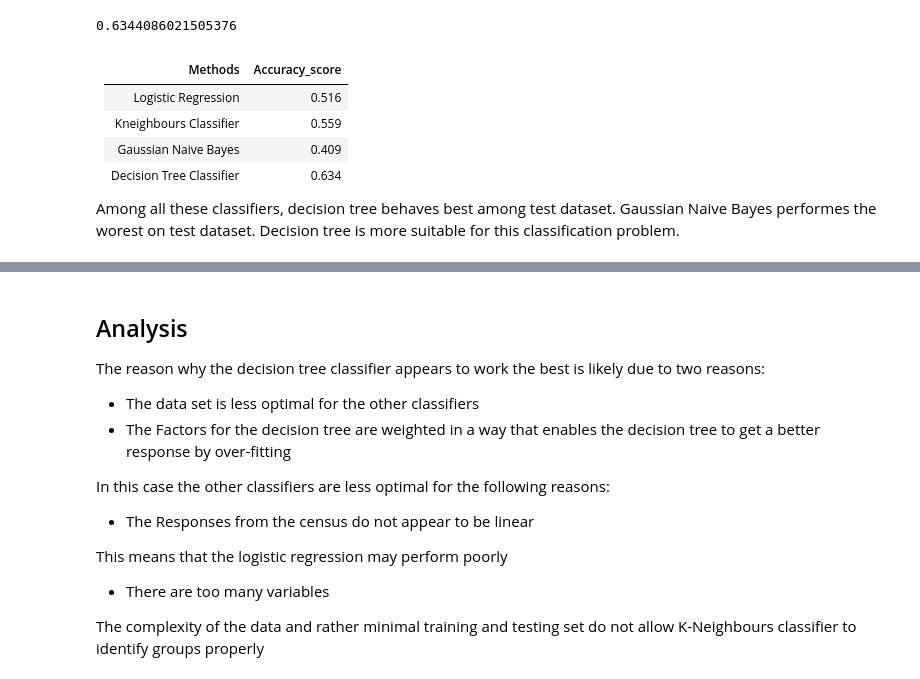
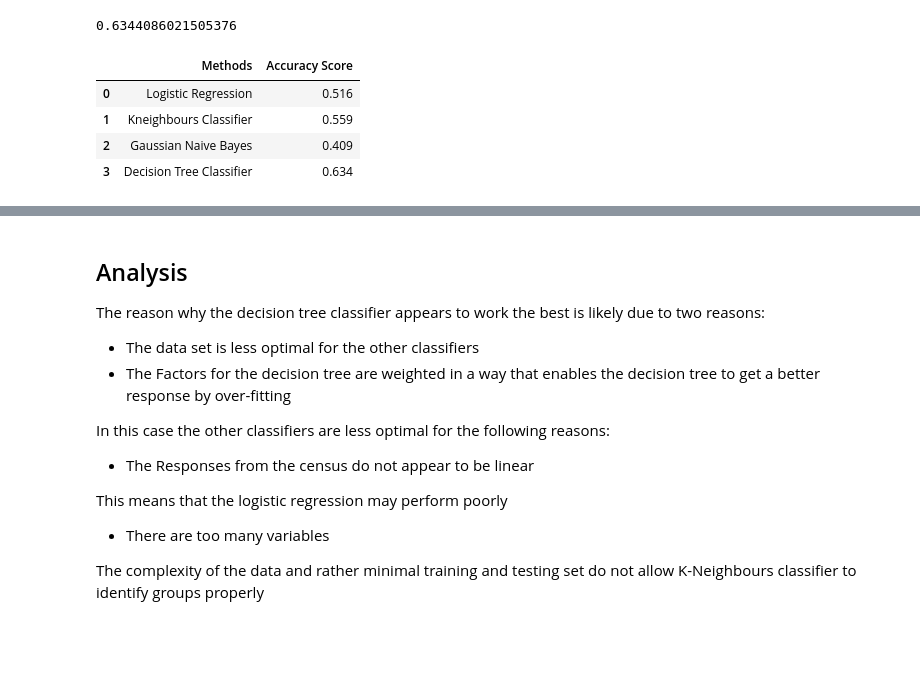
Before and after one commit to garyliu427/data-science-project-2019, a Jupyter notebook: Final_Report.ipynb, the cells around one changed output, grey strips where cells are left out. Cells and saved outputs as stored; diff of their text form; code cells hidden in the pictures; blank space fills up the shorter version.

```diff
--- a/Final_Report.ipynb
+++ b/Final_Report.ipynb
@@ -235,14 +235,13 @@ DTC_pred=DTC.predict(X_test)
 accuracy_score(y_test, DTC_pred)
 # %% [output]
 0.6344086021505376
-# %% [markdown]
-
-
-| Methods | Accuracy_score |
-|--------------------|---------|
-| Logistic Regression | 0.516|
-| Kneighbours Classifier | 0.559 |
-| Gaussian Naive Bayes | 0.409 |
-| Decision Tree Classifier | 0.634 |
-
-Among all these classifiers, decision tree behaves best among test dataset. Gaussian Naive Bayes performes the worest on test dataset. Decision tree is more suitable for this classification problem.
+# %%
+data = {'Methods':['Logistic Regression', 'Kneighbours Classifier', 'Gaussian Naive Bayes', 'Decision Tree Classifier'], 'Accuracy Score':[0.516, 0.559, 0.409, 0.634]}
+df = pd.DataFrame(data)
+df
+# %% [output]
+|  | Methods | Accuracy Score |
+| 0 | Logistic Regression | 0.516 |
+| 1 | Kneighbours Classifier | 0.559 |
+| 2 | Gaussian Naive Bayes | 0.409 |
+| 3 | Decision Tree Classifier | 0.634 |
```
Also changed, not shown: parts of 3 cells of this notebook.
